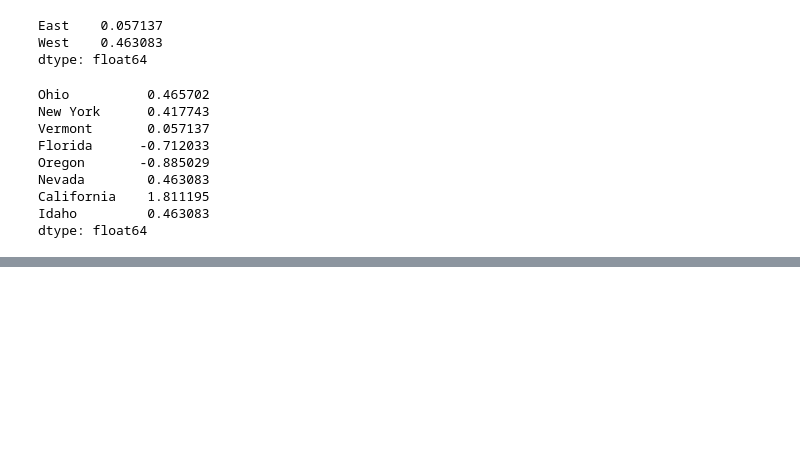
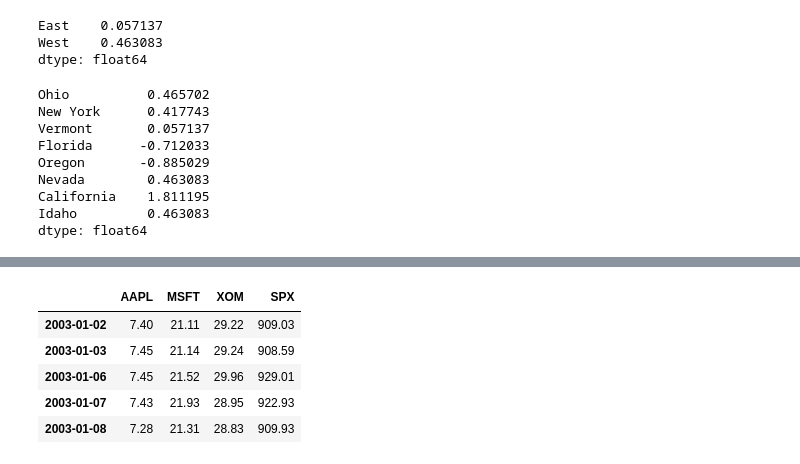
Before and after one commit to rerwin21/python_for_data_analysis, a Jupyter notebook: chap_9.ipynb, the cells around one changed output, grey strips where cells are left out. Saved outputs shown, nothing was run; the diff lists cells and outputs as text; code cells hidden in the pictures; blank space fills up the shorter version.

```diff
--- a/chap_9.ipynb
+++ b/chap_9.ipynb
@@ -987,0 +1127,4 @@ dtype: float64
+# %%
+data_link = "https://raw.githubusercontent.com/wesm/pydata-book/master/ch09/stock_px.csv"
+# %%
+string = requests.get(data_link).content
@@ -987,0 +1145,9 @@ dtype: float64
+# %%
+close_px.ix[:5] # first five
+# %% [output]
+|  | AAPL | MSFT | XOM | SPX |
+| 2003-01-02 | 7.40 | 21.11 | 29.22 | 909.03 |
+| 2003-01-03 | 7.45 | 21.14 | 29.24 | 908.59 |
+| 2003-01-06 | 7.45 | 21.52 | 29.96 | 929.01 |
+| 2003-01-07 | 7.43 | 21.93 | 28.95 | 922.93 |
+| 2003-01-08 | 7.28 | 21.31 | 28.83 | 909.93 |
```
Also changed, not shown: parts of 43 cells of this notebook.
